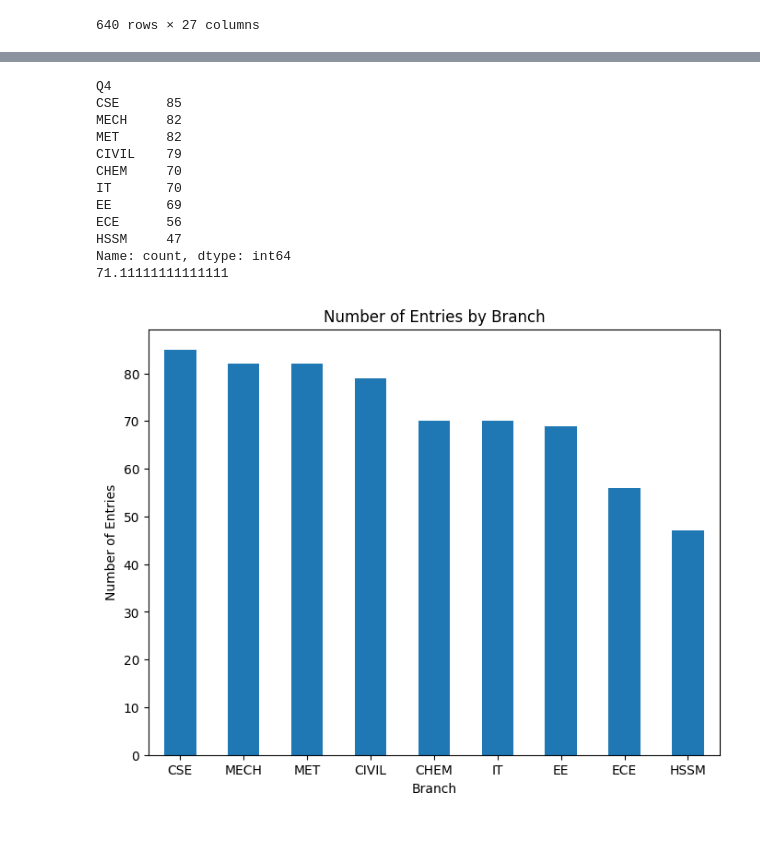
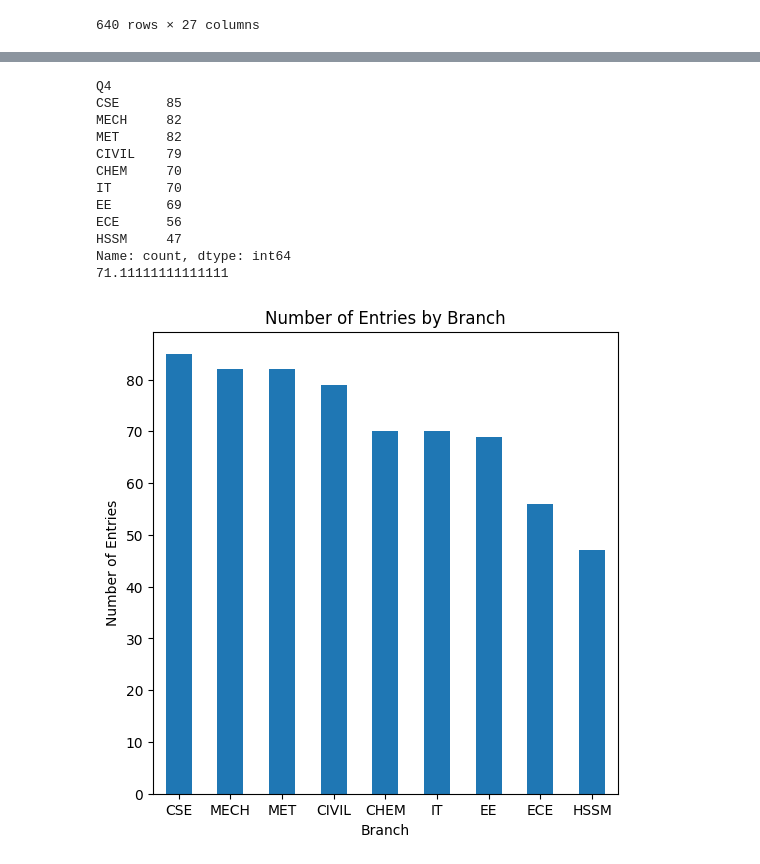
Before and after one commit to tariqrasheed172001/Prediction-of-Depression-levels., a Jupyter notebook: Data_Analysis.ipynb, the cells around one changed output, grey strips where cells are left out. Saved outputs shown, nothing was run; the diff lists cells and outputs as text; code cells hidden in the pictures; blank space fills up the shorter version.

```diff
--- a/Data_Analysis.ipynb
+++ b/Data_Analysis.ipynb
@@ -106,31 +106,31 @@ Name: count, dtype: int64
 # %%
 df['Q4'] = df['Q4'].replace('CIVIL ', 'CIVIL')
 df['Q4'] = df['Q4'].replace('CHEM ', 'CHEM')
 Branch_counts = df['Q4'].value_counts()
 
 print(Branch_counts)
 print(Branch_counts.mean())
-plt.figure(figsize=(8, 6))
+plt.figure(figsize=(6, 6))
 Branch_counts.plot(kind='bar')
 plt.title('Number of Entries by Branch')
 plt.xlabel('Branch')
 plt.ylabel('Number of Entries')
 plt.xticks(rotation=0)  # Keep x-axis labels horizontal
 plt.show()
 # %% [output]
 Q4
 CSE      85
 MECH     82
 MET      82
 CIVIL    79
 CHEM     70
 IT       70
 EE       69
 ECE      56
 HSSM     47
 Name: count, dtype: int64
 71.11111111111111
-[figure, old version]
+[figure, new version]
 # %%
 Gender_counts = df['Q5'].value_counts()
 print(Gender_counts)
```
Also changed, not shown: parts of 4 cells of this notebook.
